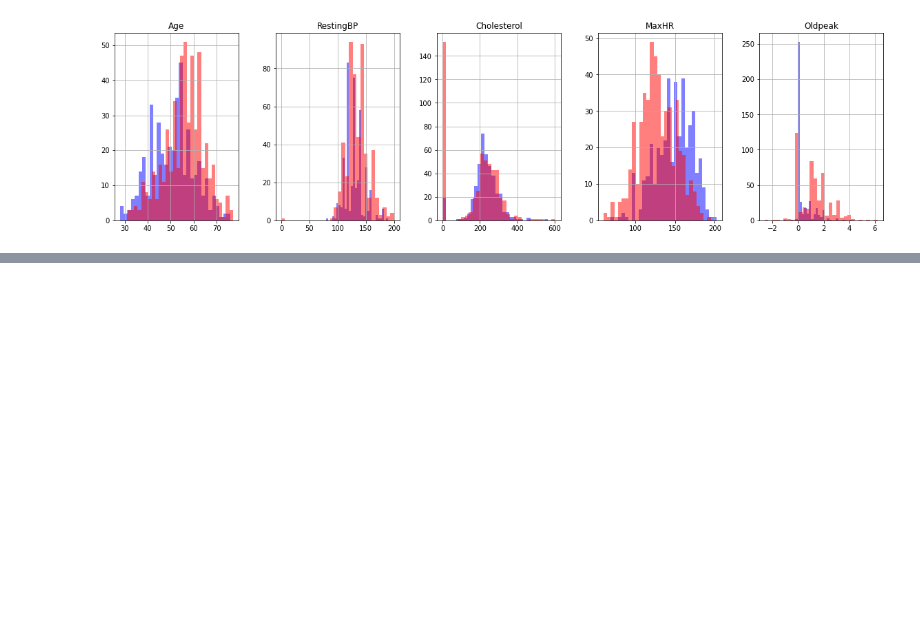
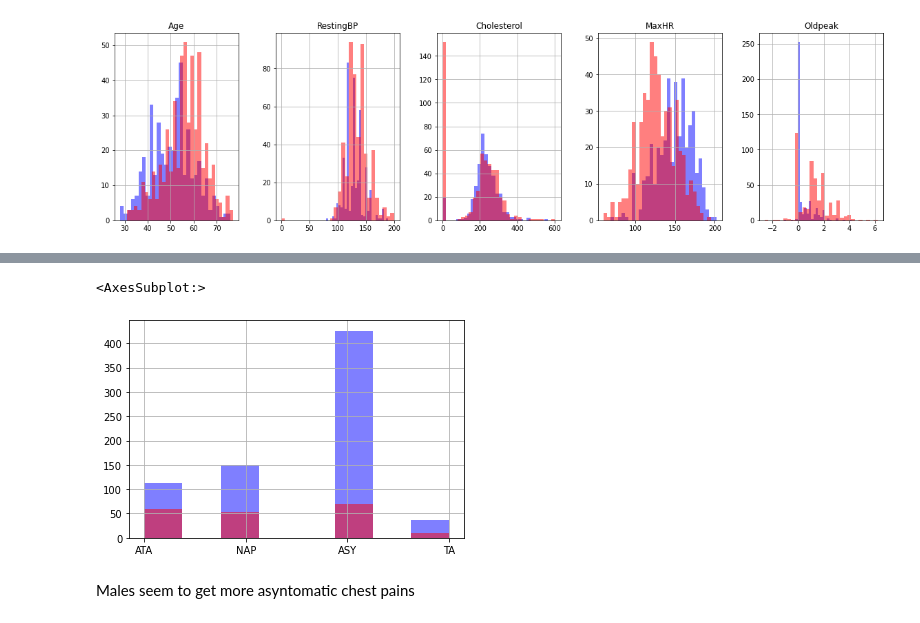
Before and after one commit to Lemonpi3/Heart-disease, a Jupyter notebook: heartfailure.ipynb, the cells around one changed output, grey strips where cells are left out. Saved outputs shown, nothing was run; the diff lists cells and outputs as text; code cells hidden in the pictures; blank space fills up the shorter version.

```diff
--- a/heartfailure.ipynb
+++ b/heartfailure.ipynb
@@ -166,0 +216,8 @@ array([<AxesSubplot:title={'center':'Age'}>,
+# %%
+data[data['Sex']=='M']['ChestPainType'].hist(bins=8, color="blue", alpha=0.5)
+data[data['Sex']=='F']['ChestPainType'].hist(bins=8, color="red", alpha=0.5)
+# %% [output]
+<AxesSubplot:>
+[figure, added]
+# %% [markdown]
+Males seem to get more asyntomatic chest pains
```
Also changed, not shown: parts of 15 cells of this notebook.
